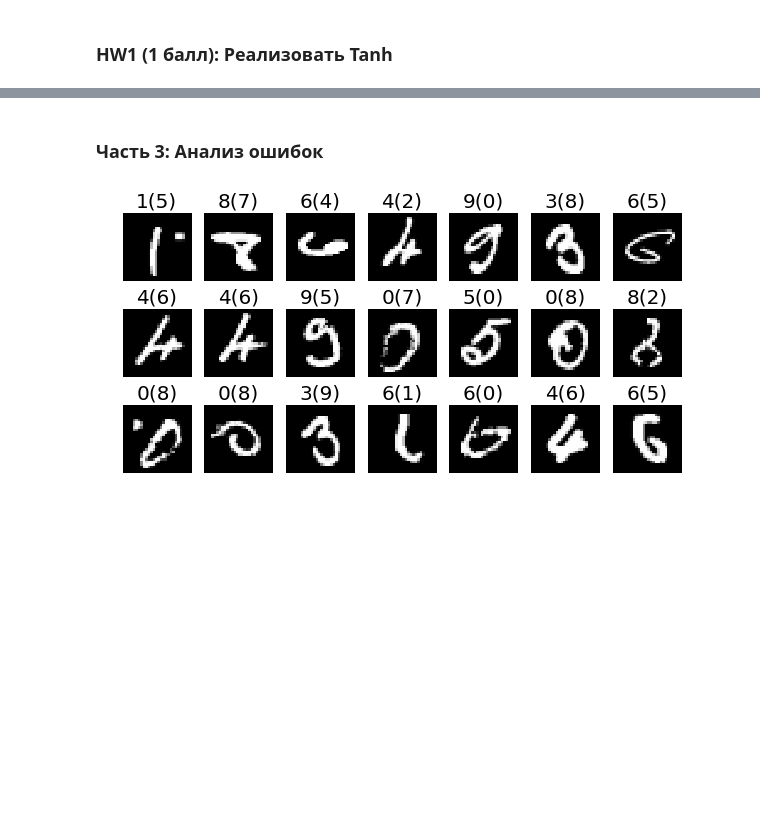
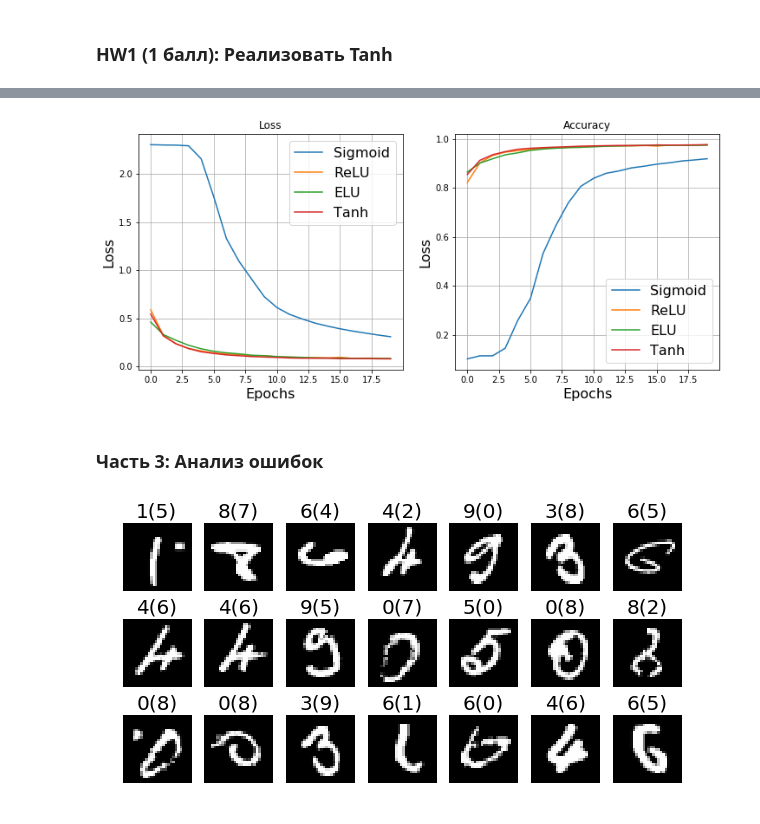
Before and after one commit to MariaMsu/Neural_Network, a Jupyter notebook: Cherepnina_2.ipynb, the cells around one changed output, grey strips where cells are left out. Cells and saved outputs as stored; diff of their text form; code cells hidden in the pictures; blank space fills up the shorter version.

```diff
--- a/Cherepnina_2.ipynb
+++ b/Cherepnina_2.ipynb
@@ -210,0 +239,6 @@ plt.show()
+# %%
+network = NeuralNetwork([Linear(784, 100), Tanh(),
+               Linear(100, 100), Tanh(),
+               Linear(100, 10)])
+loss = NLLLoss()
+tr_t, ts_t, tr_ac_t, ts_ac_t = train(network, 20, 0.01, plot=False, verbose=True)
@@ -211,3 +247,28 @@ plt.show()
+# %%
+plt.figure(figsize=(12, 5))
+plt.subplot(1, 2, 1)
+plt.title('Loss')
+plt.plot(ts_s, label='Sigmoid')
+plt.plot(ts_r, label='ReLU')
+plt.plot(ts_e, label='ELU')
+plt.plot(ts_t, label='Tanh')
+plt.xlabel('Epochs', fontsize=16)
+plt.ylabel('Loss', fontsize=16)
+plt.legend(loc=0, fontsize=16)
+plt.grid()
+plt.subplot(1, 2, 2)
+plt.title('Accuracy')
+plt.plot(ts_ac_s, label='Sigmoid')
+plt.plot(ts_ac_r, label='ReLU')
+plt.plot(ts_ac_e, label='ELU')
+plt.plot(ts_ac_t, label='Tanh')
+plt.xlabel('Epochs', fontsize=16)
+plt.ylabel('Loss', fontsize=16)
+plt.legend(loc=0, fontsize=16)
+plt.grid()
+plt.show()
+# %% [output]
+[figure, added]
 # %% [markdown]
 ### Часть 3: Анализ ошибок
 # %%
```
Also changed, not shown: parts of 20 cells of this notebook.
